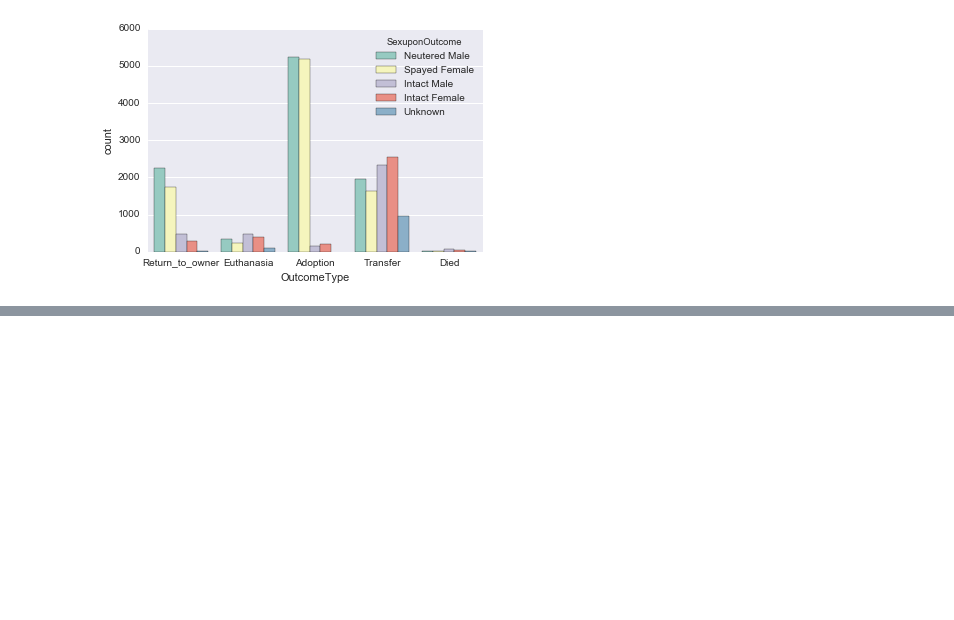
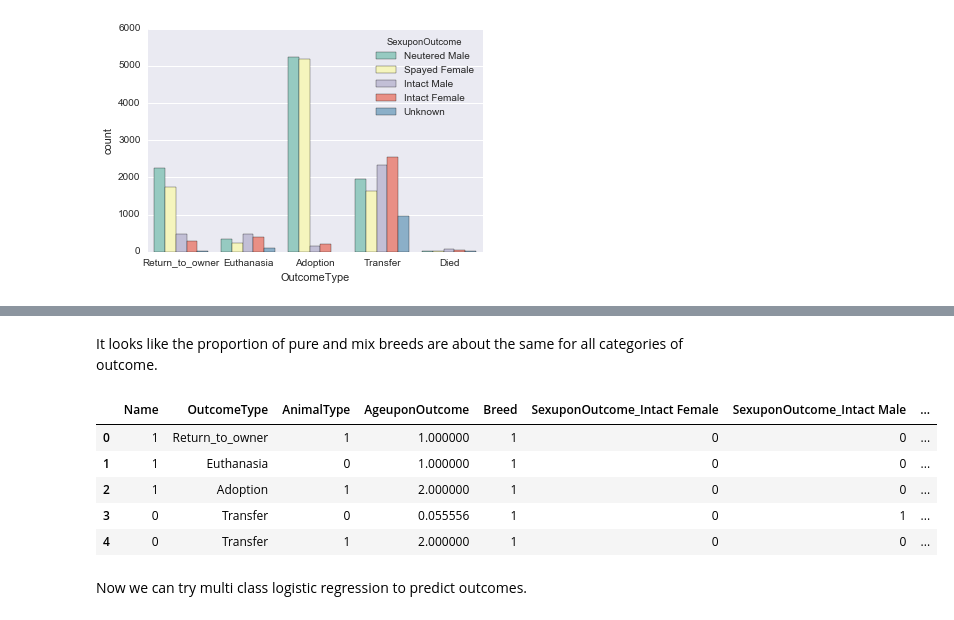
Before and after one commit to Katy-katy/Shelter-Animal-Outcomes-Machine-Learning-Python, a Jupyter notebook: shelter.ipynb, the cells around one changed output, grey strips where cells are left out. Saved outputs shown, nothing was run; the diff lists cells and outputs as text; code cells hidden in the pictures; blank space fills up the shorter version.

```diff
--- a/shelter.ipynb
+++ b/shelter.ipynb
@@ -66,0 +164,29 @@ df.head()
+# %% [markdown]
+It looks like the proportion of pure and mix breeds are about the same for all categories of outcome.
+# %%
+#I used tutorial from https://www.dataquest.io/learn
+def create_dummies(var):
+    var_unique = var.unique()
+    var_unique.sort()
+    dummy = pandas.DataFrame()
+    for val in var_unique:
+    #for val in var_unique[:-1]:
+        # which columns are equal to our unique value
+        d = var == val
+        # make a new column with a dummy variable
+        dummy[var.name + "_" + str(val)] = d.astype(int)
+    return(dummy)
+
+sex_dummies = create_dummies(data["SexuponOutcome"])
+data = pandas.concat([data, sex_dummies], axis=1)
+del data["SexuponOutcome"]
+data.head()
+# %% [output]
+|  | Name | OutcomeType | AnimalType | AgeuponOutcome | Breed | SexuponOutcome_Intact Female | SexuponOutcome_Intact Male | ... |
+| 0 | 1 | Return_to_owner | 1 | 1.000000 | 1 | 0 | 0 | ... |
+| 1 | 1 | Euthanasia | 0 | 1.000000 | 1 | 0 | 0 | ... |
+| 2 | 1 | Adoption | 1 | 2.000000 | 1 | 0 | 0 | ... |
+| 3 | 0 | Transfer | 0 | 0.055556 | 1 | 0 | 1 | ... |
+| 4 | 0 | Transfer | 1 | 2.000000 | 1 | 0 | 0 | ... |
+# %% [markdown]
+Now we can try multi class logistic regression to predict outcomes.
```
Also changed, not shown: parts of 43 cells of this notebook.
